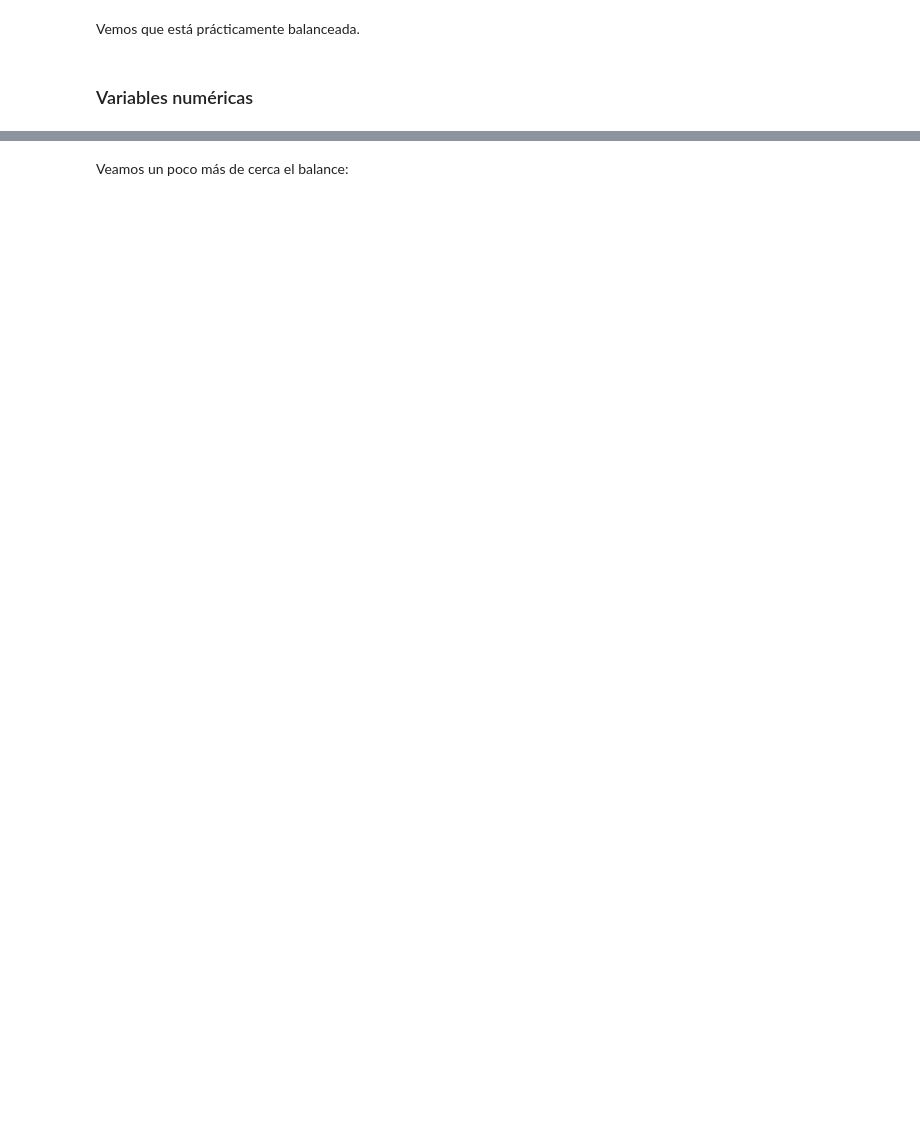
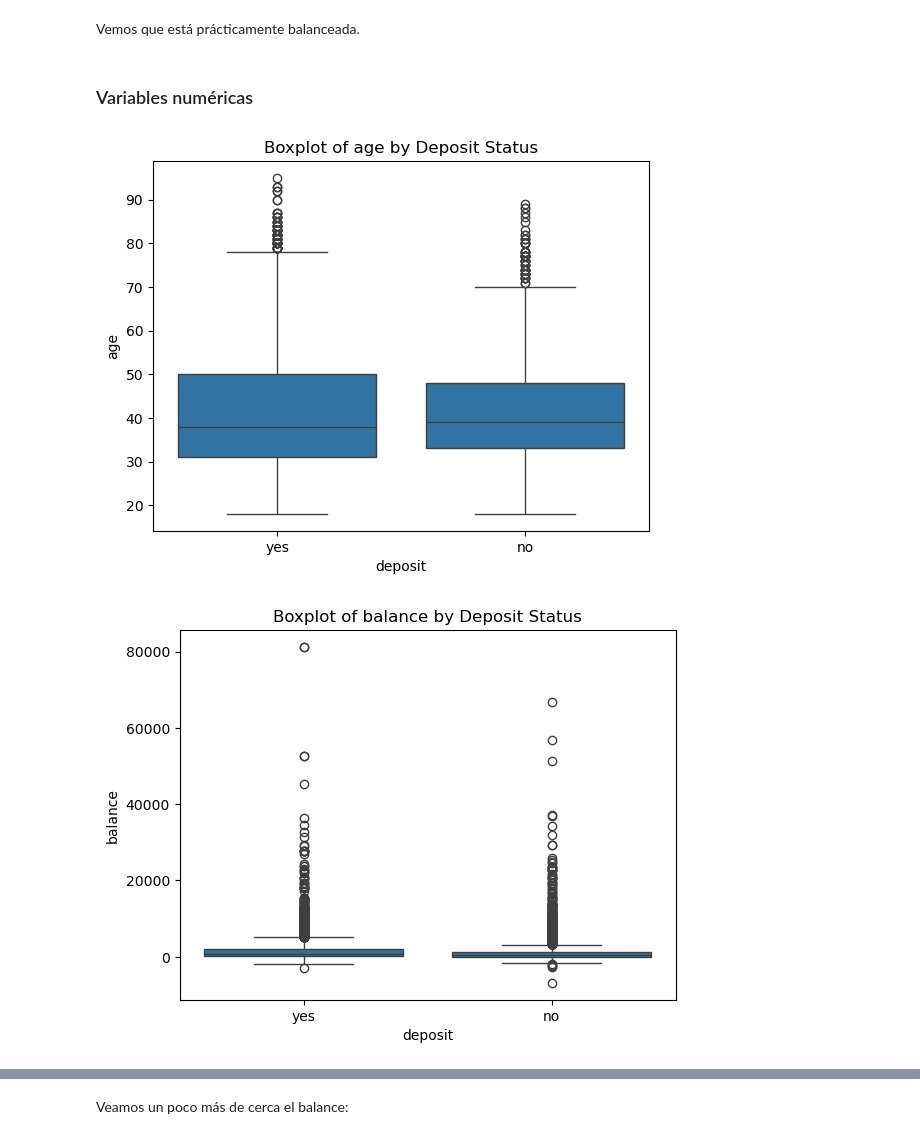
Before and after one commit to esjimenezro/meb2025, a Jupyter notebook: modulo3/tema9/1-modelos-regresion-logistica.ipynb, the cells around one changed output, grey strips where cells are left out. Saved outputs shown, nothing was run; the diff lists cells and outputs as text; code cells hidden in the pictures; blank space fills up the shorter version.

```diff
--- a/modulo3/tema9/1-modelos-regresion-logistica.ipynb
+++ b/modulo3/tema9/1-modelos-regresion-logistica.ipynb
@@ -83,0 +115,10 @@ Vemos que está prácticamente balanceada.
+# %%
+# Boxplot de las columnas numéricas, agrupado por la columna "deposit"
+for num_col in bank_data.select_dtypes(include='number').columns:
+    plt.figure()
+    sns.boxplot(x='deposit', y=num_col, data=bank_data)
+    plt.title(f'Boxplot of {num_col} by Deposit Status')
+    plt.show()
+# %% [output]
+[figure, added]
+[figure, added]
```
Also changed, not shown: parts of 42 cells of this notebook, 2 other files.
